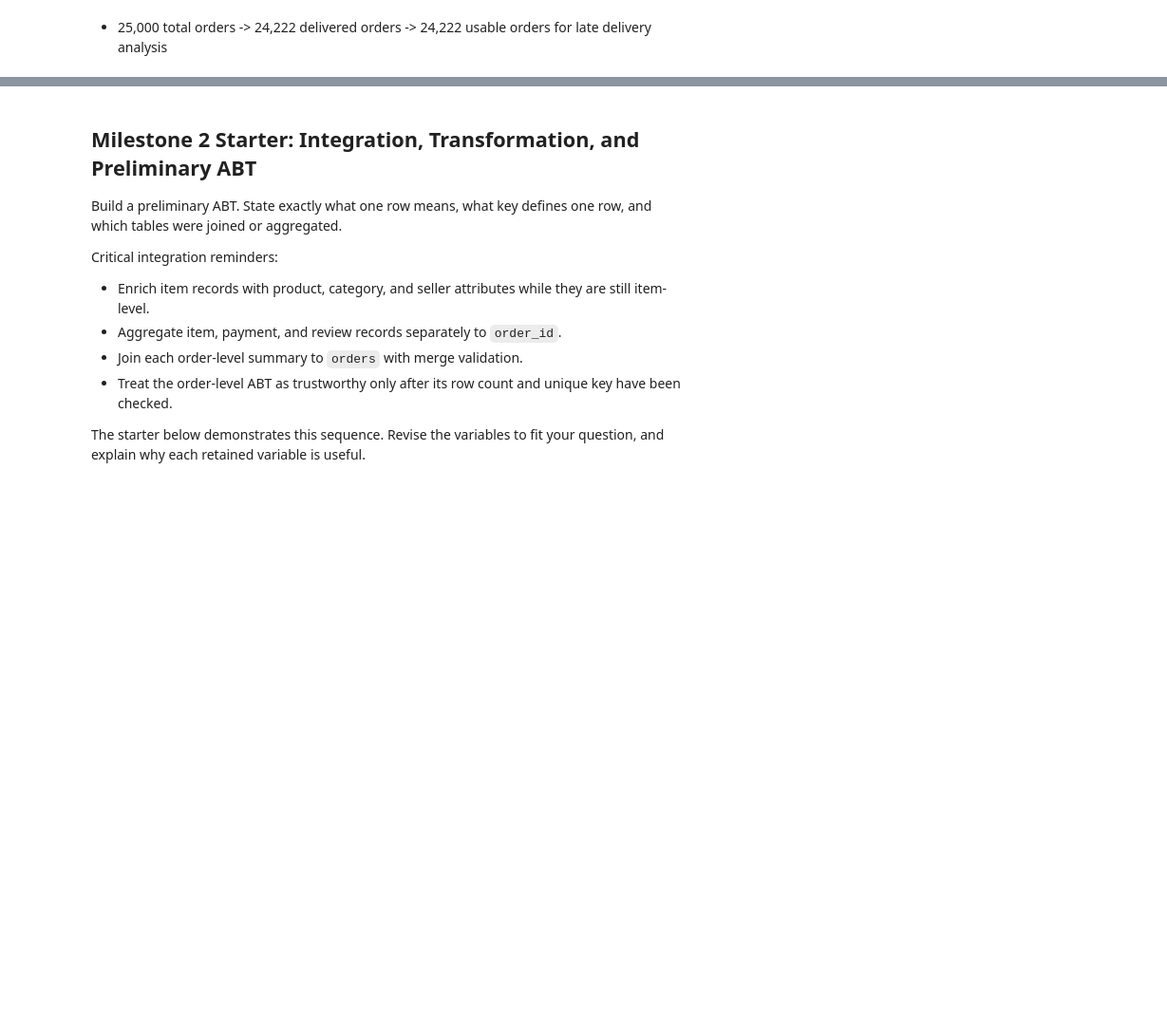
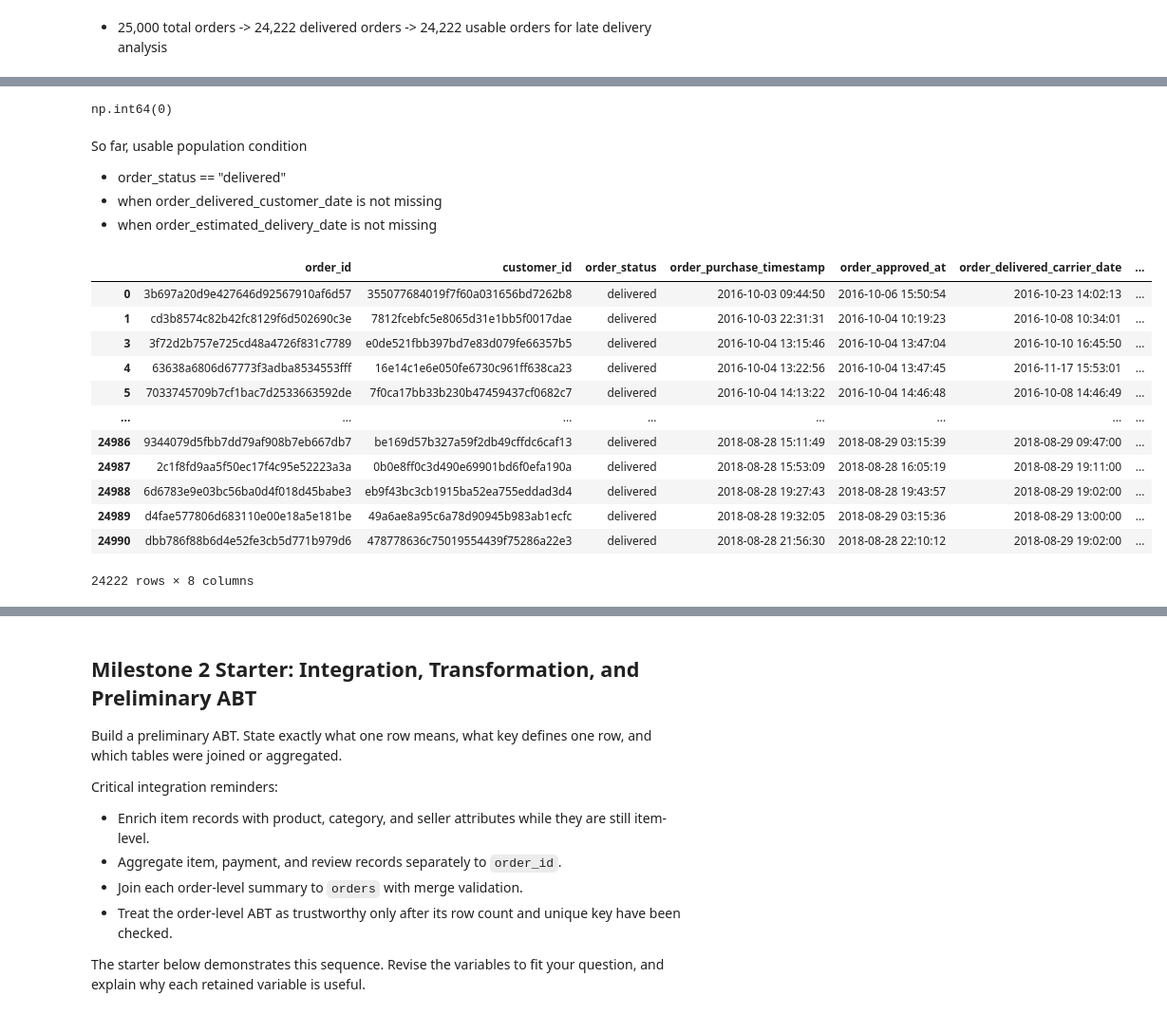
Before and after one commit to Jade-Jung/ban6003-project-option-2-hyejung-jung, a Jupyter notebook: notebooks/olist_project_starter.ipynb, the cells around one changed output, grey strips where cells are left out. Shown at 95% size. Drawn from its saved outputs; the diff is of its cells as text; code cells hidden in the pictures; blank space fills up the shorter version.

```diff
--- a/notebooks/olist_project_starter.ipynb
+++ b/notebooks/olist_project_starter.ipynb
@@ -1183,0 +1210,32 @@ Name: count, dtype: int64
+# %%
+orders["order_estimated_delivery_date"].isna().sum()
+# %% [output]
+np.int64(0)
+# %% [markdown]
+So far, usable population condition
+
+- order_status == "delivered"
+- when order_delivered_customer_date is not missing
+- when order_estimated_delivery_date is not missing
+# %%
+usable_orders = orders[
+    (orders["order_status"]=="delivered")
+    & (orders["order_delivered_customer_date"].notna())
+    & (orders["order_estimated_delivery_date"].notna())
+]
+
+usable_orders
+# %% [output]
+|  | order_id | customer_id | order_status | order_purchase_timestamp | order_approved_at | order_delivered_carrier_date | ... |
+| 0 | 3b697a20d9e427646d92567910af6d57 | 355077684019f7f60a031656bd7262b8 | delivered | 2016-10-03 09:44:50 | 2016-10-06 15:50:54 | 2016-10-23 14:02:13 | ... |
+| 1 | cd3b8574c82b42fc8129f6d502690c3e | 7812fcebfc5e8065d31e1bb5f0017dae | delivered | 2016-10-03 22:31:31 | 2016-10-04 10:19:23 | 2016-10-08 10:34:01 | ... |
+| 3 | 3f72d2b757e725cd48a4726f831c7789 | e0de521fbb397bd7e83d079fe66357b5 | delivered | 2016-10-04 13:15:46 | 2016-10-04 13:47:04 | 2016-10-10 16:45:50 | ... |
+| 4 | 63638a6806d67773f3adba8534553fff | 16e14c1e6e050fe6730c961ff638ca23 | delivered | 2016-10-04 13:22:56 | 2016-10-04 13:47:45 | 2016-11-17 15:53:01 | ... |
+| 5 | 7033745709b7cf1bac7d2533663592de | 7f0ca17bb33b230b47459437cf0682c7 | delivered | 2016-10-04 14:13:22 | 2016-10-04 14:46:48 | 2016-10-08 14:46:49 | ... |
+| ... | ... | ... | ... | ... | ... | ... | ... |
+| 24986 | 9344079d5fbb7dd79af908b7eb667db7 | be169d57b327a59f2db49cffdc6caf13 | delivered | 2018-08-28 15:11:49 | 2018-08-29 03:15:39 | 2018-08-29 09:47:00 | ... |
+| 24987 | 2c1f8fd9aa5f50ec17f4c95e52223a3a | 0b0e8ff0c3d490e69901bd6f0efa190a | delivered | 2018-08-28 15:53:09 | 2018-08-28 16:05:19 | 2018-08-29 19:11:00 | ... |
+| 24988 | 6d6783e9e03bc56ba0d4f018d45babe3 | eb9f43bc3cb1915ba52ea755eddad3d4 | delivered | 2018-08-28 19:27:43 | 2018-08-28 19:43:57 | 2018-08-29 19:02:00 | ... |
+| 24989 | d4fae577806d683110e00e18a5e181be | 49a6ae8a95c6a78d90945b983ab1ecfc | delivered | 2018-08-28 19:32:05 | 2018-08-29 03:15:36 | 2018-08-29 13:00:00 | ... |
+| 24990 | dbb786f88b6d4e52fe3cb5d771b979d6 | 478778636c75019554439f75286a22e3 | delivered | 2018-08-28 21:56:30 | 2018-08-28 22:10:12 | 2018-08-29 19:02:00 | ... |
+24222 rows × 8 columns
```
Also changed, not shown: parts of 12 cells of this notebook.
